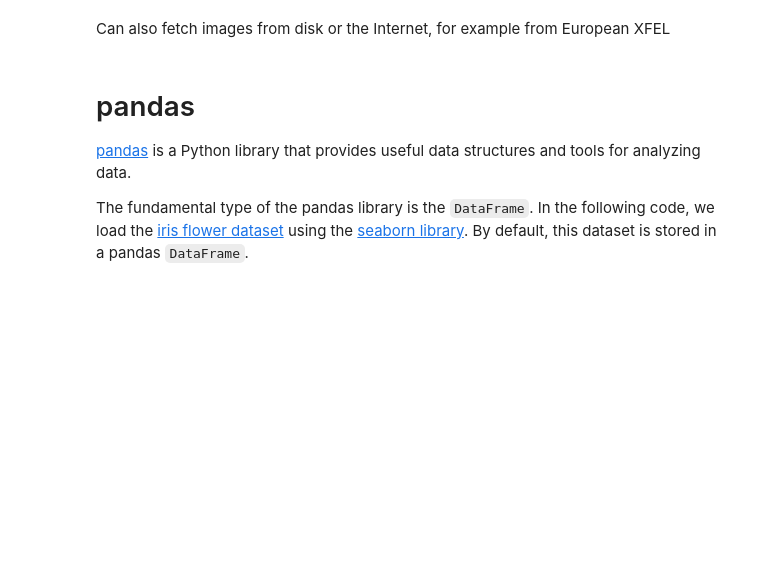
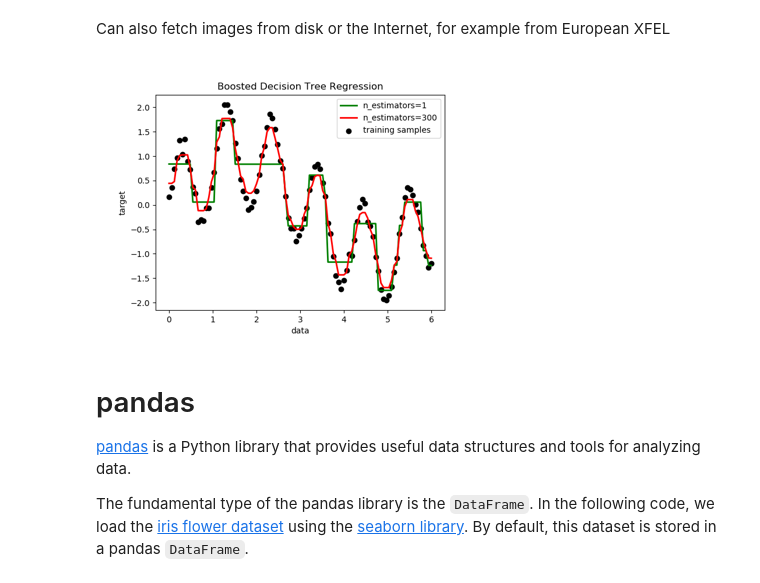
Before and after one commit to PingWinnieChan/jupyterds, a Jupyter notebook: 1-basics.ipynb, the cells around one changed output. Cells and saved outputs as stored; diff of their text form; code cells hidden in the pictures; blank space fills up the shorter version.

```diff
--- a/1-basics.ipynb
+++ b/1-basics.ipynb
@@ -76,7 +113,9 @@ echo "Some shell command, run at `date`"
 Can also fetch images from disk or the Internet, for example from European XFEL
 # %%
 from IPython.display import Image
-Image("https://www.xfel.eu/sites/sites_custom/site_xfel/content/e35165/e58712/e58715/AbstimmungCompo3_eng.png")
+Image("https://scikit-learn.org/stable/_images/sphx_glr_plot_adaboost_regression_thumb.png")
+# %% [output]
+[figure, added]
 # %% [markdown]
 # pandas <a id="pandas"></a>
 [pandas](https://pandas.pydata.org/) is a Python library that provides useful data structures and tools for analyzing data.
```
Also changed, not shown: parts of 40 cells of this notebook.
